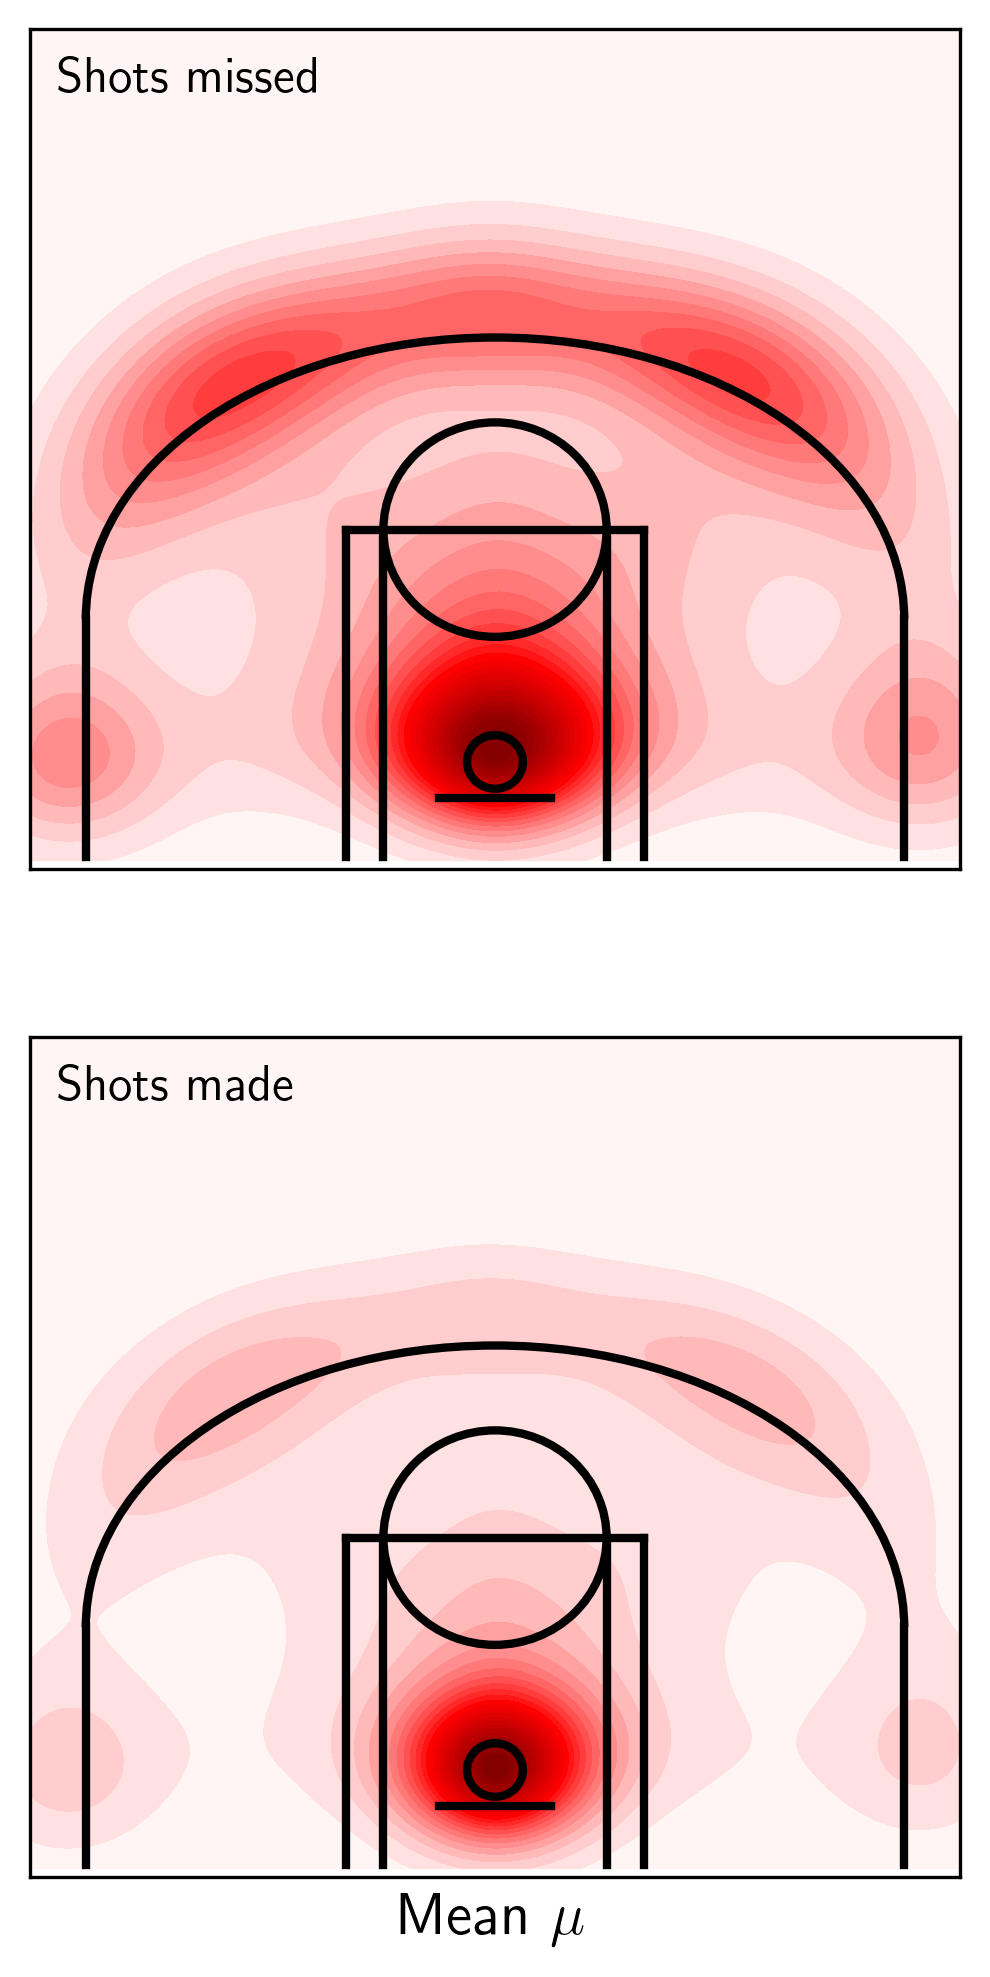
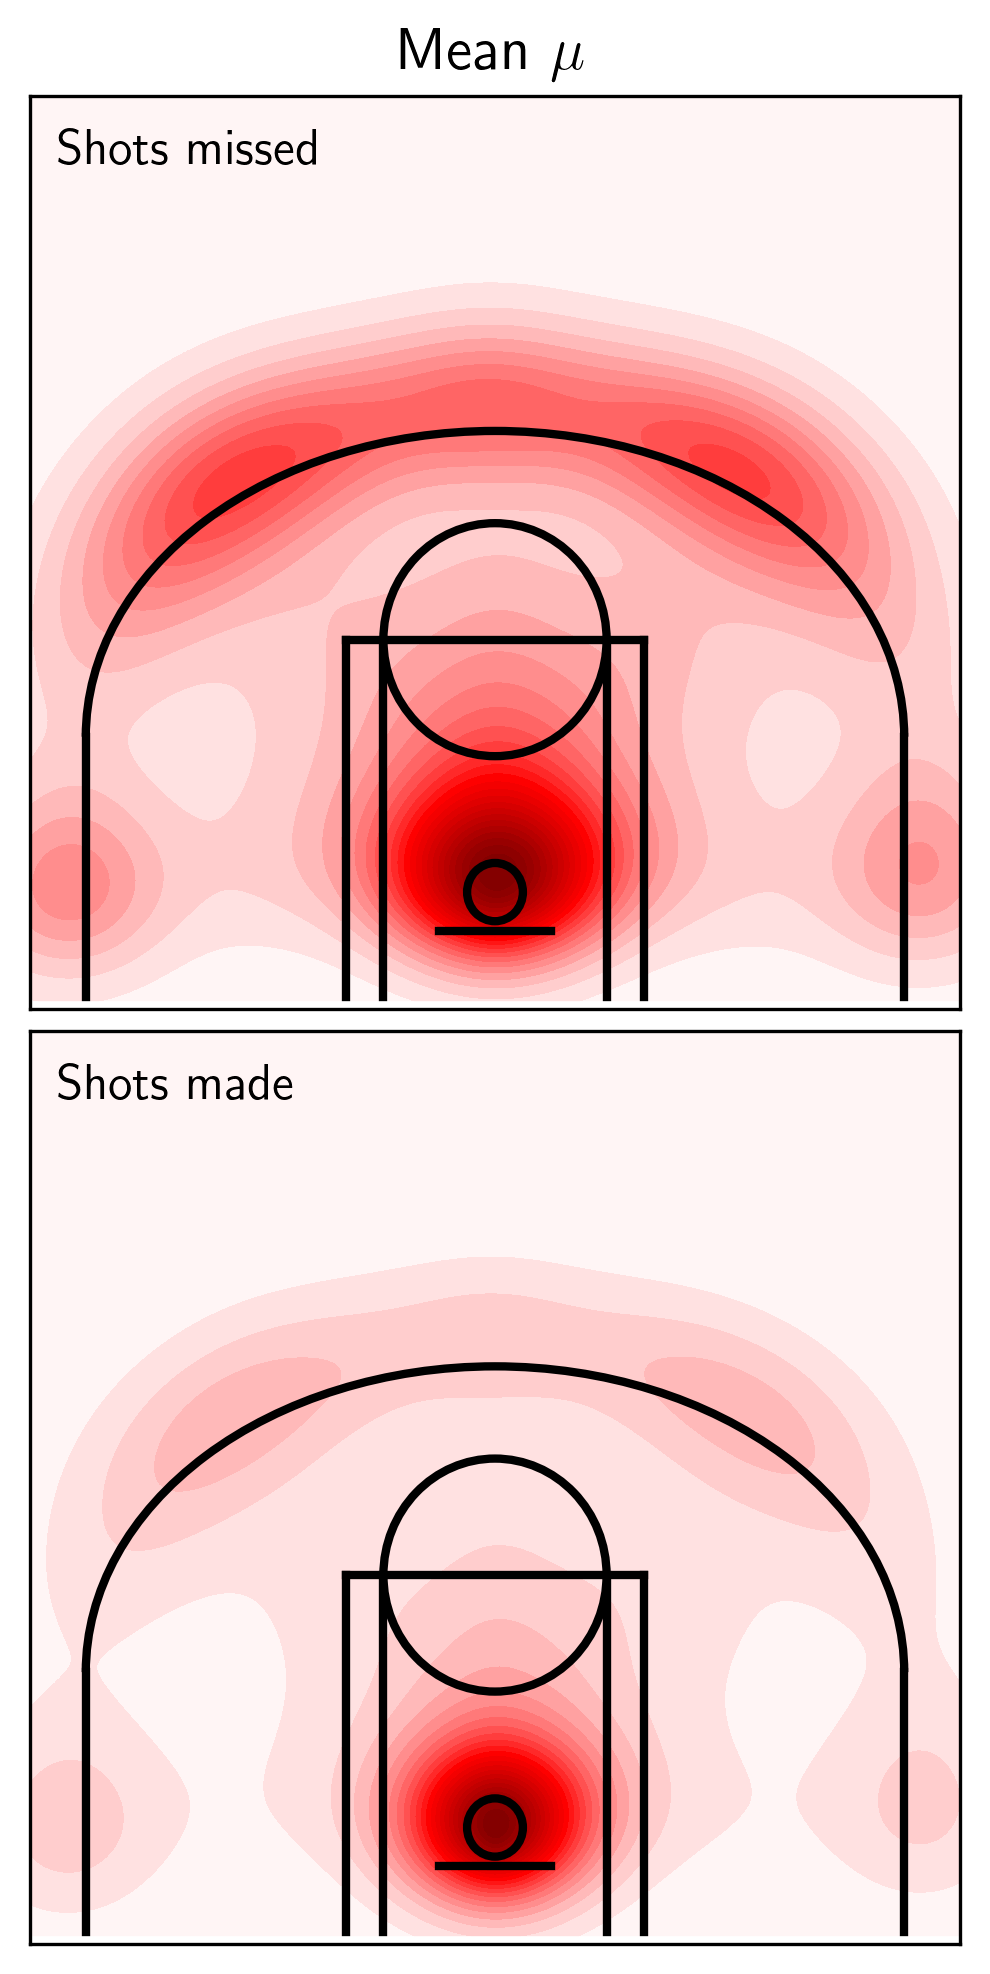
The notebook cell's code change between the first figure and the second:
--- before
+++ after
@@ -13,6 +13,7 @@
     ax[1], mfpca, 1, 'Shots made',
 )
-ax[1].set_xlabel(f"Mean $\mu$", fontsize='x-large')
+ax[0].set_title(f"Mean $\mu$", fontsize='x-large')
 
+plt.subplots_adjust(hspace=0.025)
 plt.savefig('./figures/mean.eps', transparent=True, format='eps')
 plt.show()

Commit: Figures